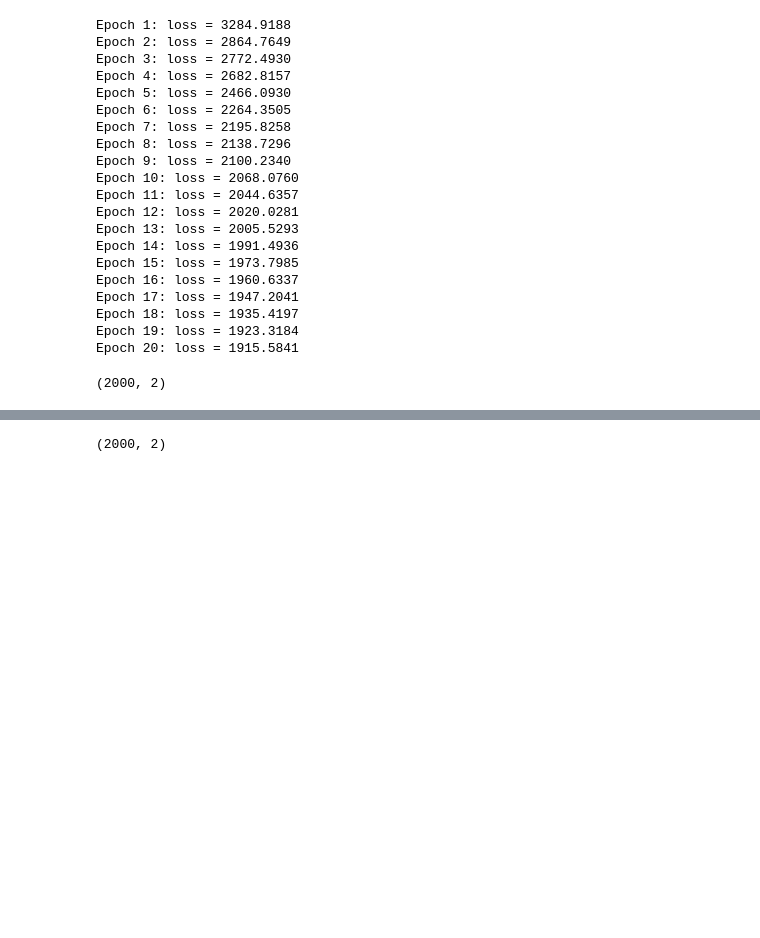
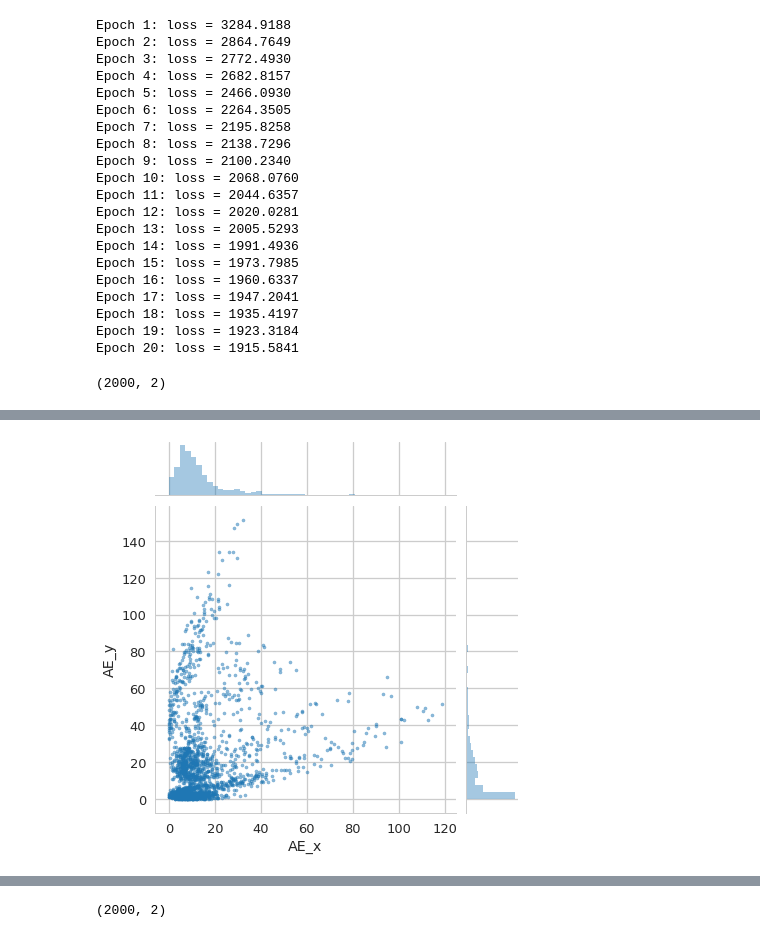
Before and after one commit to MaayanLab/Graph-DR, a Jupyter notebook: DR-summer-2019.ipynb, the cells around one changed output, grey strips where cells are left out. Cells and saved outputs as stored; diff of their text form; code cells hidden in the pictures; blank space fills up the shorter version.

```diff
--- a/DR-summer-2019.ipynb
+++ b/DR-summer-2019.ipynb
@@ -484,3 +463,12 @@ ax.set_title('Vanilla AE, error=%.3f' % error);
+# %%
+sns.jointplot(x='AE_x', y='AE_y',
+              data=pd.DataFrame(X_ae, columns=['AE_x', 'AE_y']),
+              alpha=0.5,
+              s=10,
+              stat_func=None
+             );
+# %% [output]
+[figure, added]
 # %%
 from autoencoder_models.VariationalAutoencoder import VariationalAutoencoder
 training_epochs = 20
```
Also changed, not shown: parts of 36 cells of this notebook.
